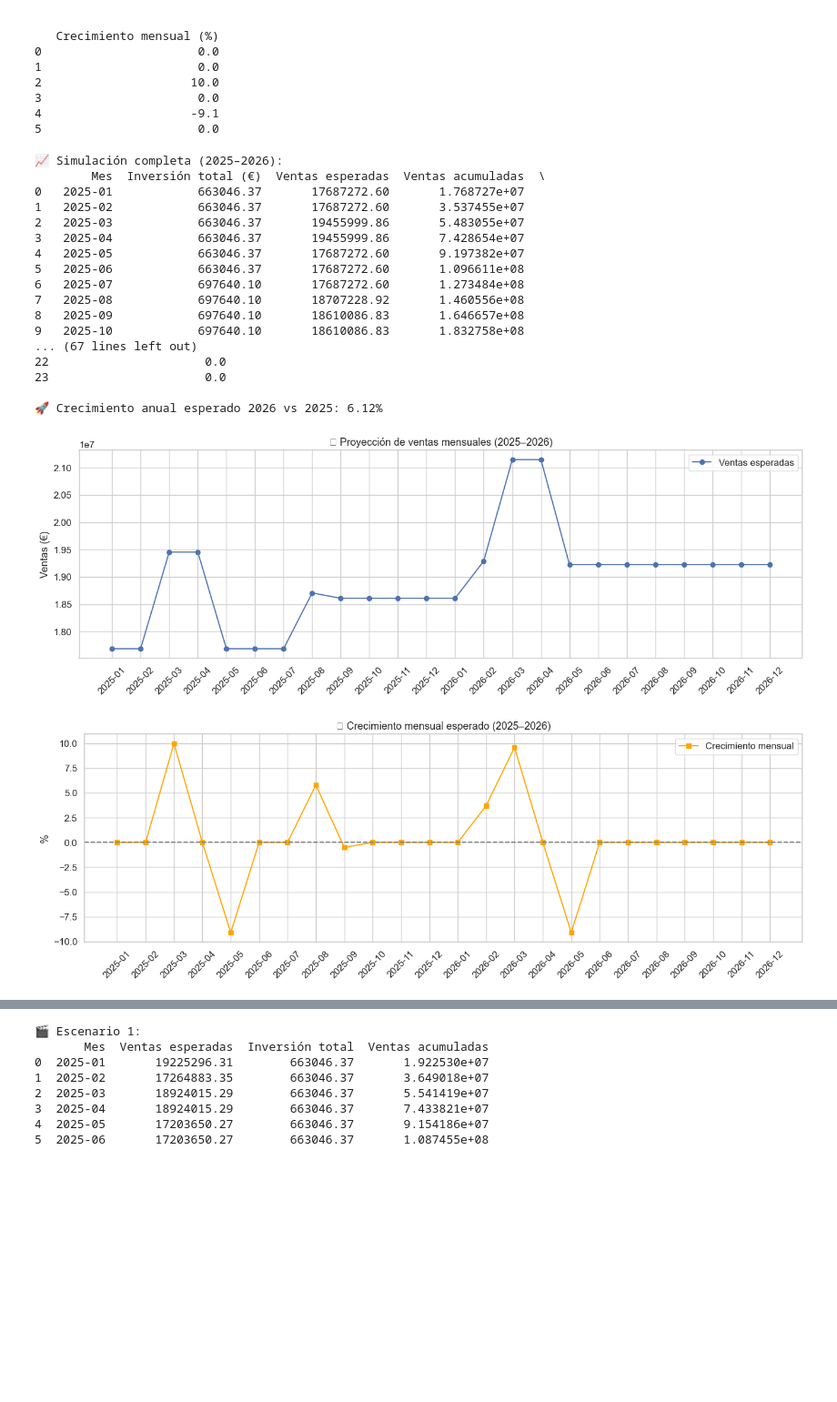
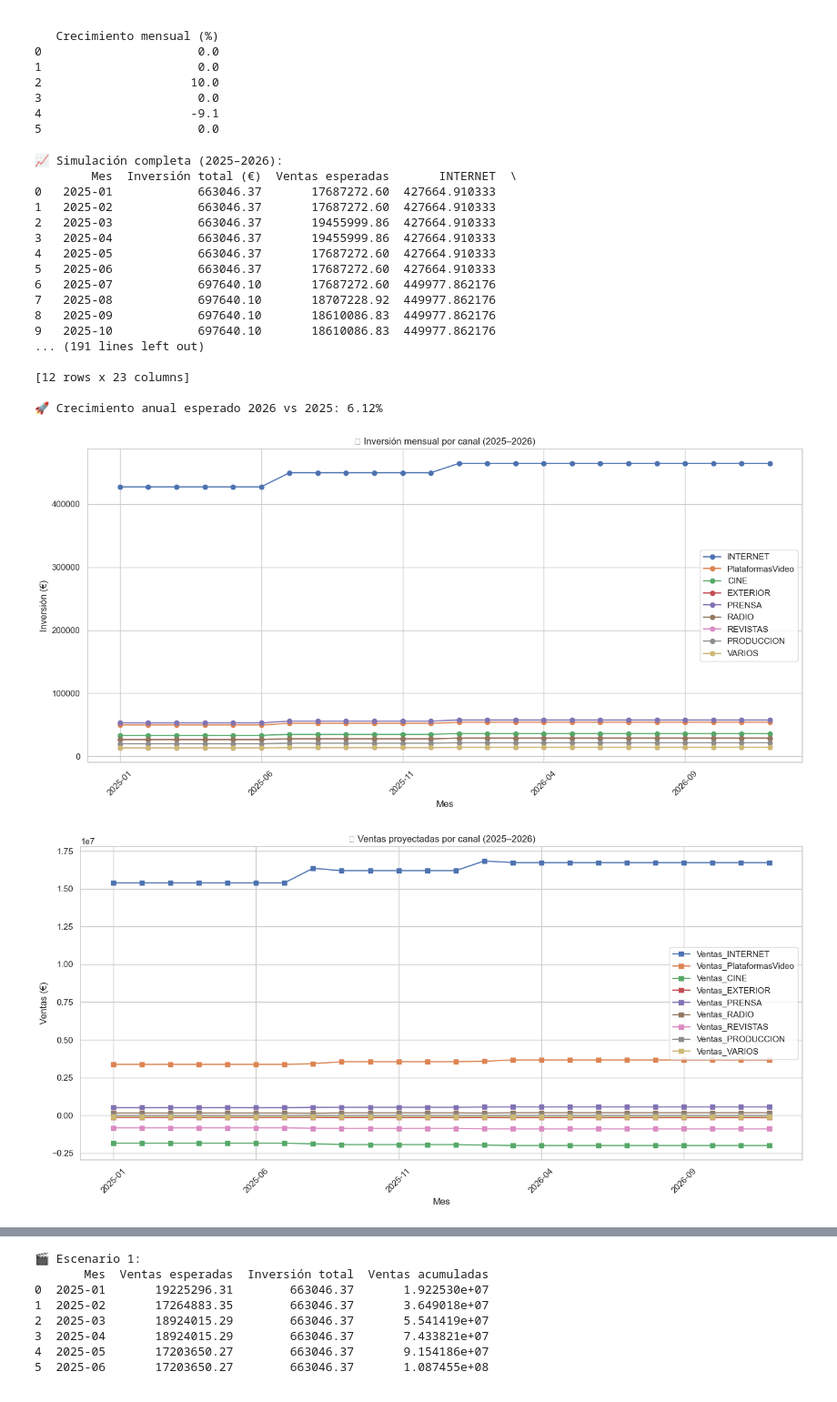
Before and after one commit to seerraa16/Caso02.-Modelo-de-Atribuci-n, a Jupyter notebook: Modelo_Atribucion.ipynb, the cells around one changed output, grey strips where cells are left out. Shown at 91% size. Cells and saved outputs as stored; diff of their text form; code cells hidden in the pictures; blank space fills up the shorter version.

```diff
--- a/Modelo_Atribucion.ipynb
+++ b/Modelo_Atribucion.ipynb
@@ -617,6 +617,7 @@ inv_lag2 = optimized_investment_series.copy()
 # Resultados
 results_full = []
 
+# Iteración sobre los meses
 for current_month in sim_months_full:
     year = current_month.year
     month_str = current_month.strftime('%Y-%m')
@@ -640,7 +641,7 @@ for current_month in sim_months_full:
         limites_por_canal
     )
 
-    # Proyección de ventas
+    # Proyección de ventas por canal
     sales_proj = 0
     for ch in channels:
         c1 = coef.get(f'{ch}_lag1', 0)
@@ -653,7 +654,9 @@ for current_month in sim_months_full:
     results_full.append({
         'Mes': month_str,
         'Inversión total (€)': round(optimized_investment_series.sum(), 2),
-        'Ventas esperadas': round(sales_proj, 2)
+        'Ventas esperadas': round(sales_proj, 2),
+        **{ch: optimized_investment_series[ch] for ch in channels},  # Inversión por canal
+        **{f'Ventas_{ch}': coef.get(f'{ch}_lag1', 0) * inv_lag1[ch] + coef.get(f'{ch}_lag2', 0) * inv_lag2[ch] for ch in channels}  # Ventas por canal
     })
 
     # Actualizar lags
@@ -669,58 +672,69 @@ df_results_full['Crecimiento mensual (%)'] = df_results_full['Ventas esperadas']
 
 # Mostrar todo
 print("\n📈 Simulación completa (2025–2026):")
 print(df_results_full)
 
 # Mostrar resultados de 2026
 print("\n📅 Resultados de 2026:")
 print(df_results_full[df_results_full['Mes'].str.startswith('2026')])
 
 # Mostrar crecimiento anual
 ventas_2025 = df_results_full[df_results_full['Mes'].str.startswith('2025')]['Ventas esperadas'].sum()
 ventas_2026 = df_results_full[df_results_full['Mes'].str.startswith('2026')]['Ventas esperadas'].sum()
 crecimiento_anual = ((ventas_2026 / ventas_2025) - 1) * 100
 print(f"\n🚀 Crecimiento anual esperado 2026 vs 2025: {crecimiento_anual:.2f}%")
 
 # ---------------------------------------
-# GRÁFICOS (opcional)
+# GRÁFICAS (desglosadas por canal)
 # ---------------------------------------
-plt.figure(figsize=(14, 5))
-plt.plot(df_results_full['Mes'], df_results_full['Ventas esperadas'], marker='o', label='Ventas esperadas')
+
+# 1️⃣ Inversión por canal a lo largo del tiempo
+df_results_full.set_index('Mes')[channels].plot(kind='line', figsize=(14, 7), marker='o')
+plt.title("📊 Inversión mensual por canal (2025–2026)")
+plt.ylabel("Inversión (€)")
 plt.xticks(rotation=45)
-plt.title('🔮 Proyección de ventas mensuales (2025–2026)')
-plt.ylabel('Ventas (€)')
-plt.legend()
 plt.grid(True)
 plt.tight_layout()
 plt.show()
 
-plt.figure(figsize=(14, 5))
-plt.plot(df_results_full['Mes'], df_results_full['Crecimiento mensual (%)'], marker='s', color='orange', label='Crecimiento mensual')
-plt.axhline(0, color='gray', linestyle='--')
+# 2️⃣ Ventas por canal a lo largo del tiempo
+df_results_full.set_index('Mes')[['Ventas_' + ch for ch in channels]].plot(kind='line', figsize=(14, 7), marker='s')
+plt.title("📊 Ventas proyectadas por canal (2025–2026)")
+plt.ylabel("Ventas (€)")
 plt.xticks(rotation=45)
-plt.title('📈 Crecimiento mensual esperado (2025–2026)')
-plt.ylabel('%')
-plt.legend()
 plt.grid(True)
 plt.tight_layout()
 plt.show()
+
+# 3️⃣ Crecimiento mensual por canal
+growth_by_channel = pd.DataFrame({
+    ch: df_results_full[f'Ventas_{ch}'].pct_change().fillna(0).round(3) * 100
+    for ch in channels
+})
+growth_by_channel.plot(kind='bar', figsize=(14, 7), stacked=False, width=0.8)
+plt.title("📈 Crecimiento mensual por canal (2025–2026)")
+plt.ylabel("Crecimiento (%)")
+plt.xticks(rotation=45)
+plt.grid(True)
+plt.tight_layout()
+plt.show()
 # %% [output]
 📈 Simulación completa (2025–2026):
-        Mes  Inversión total (€)  Ventas esperadas  Ventas acumuladas  \
-0   2025-01            663046.37       17687272.60       1.768727e+07
-1   2025-02            663046.37       17687272.60       3.537455e+07
-2   2025-03            663046.37       19455999.86       5.483055e+07
-3   2025-04            663046.37       19455999.86       7.428654e+07
-4   2025-05            663046.37       17687272.60       9.197382e+07
-5   2025-06            663046.37       17687272.60       1.096611e+08
-6   2025-07            697640.10       17687272.60       1.273484e+08
-7   2025-08            697640.10       18707228.92       1.460556e+08
-8   2025-09            697640.10       18610086.83       1.646657e+08
-9   2025-10            697640.10       18610086.83       1.832758e+08
-... (67 lines left out)
-22                      0.0
-23                      0.0
+        Mes  Inversión total (€)  Ventas esperadas       INTERNET  \
+0   2025-01            663046.37       17687272.60  427664.910333
+1   2025-02            663046.37       17687272.60  427664.910333
+2   2025-03            663046.37       19455999.86  427664.910333
+3   2025-04            663046.37       19455999.86  427664.910333
+4   2025-05            663046.37       17687272.60  427664.910333
+5   2025-06            663046.37       17687272.60  427664.910333
+6   2025-07            697640.10       17687272.60  449977.862176
+7   2025-08            697640.10       18707228.92  449977.862176
+8   2025-09            697640.10       18610086.83  449977.862176
+9   2025-10            697640.10       18610086.83  449977.862176
+... (191 lines left out)
+
+[12 rows x 23 columns]
 
 🚀 Crecimiento anual esperado 2026 vs 2025: 6.12%
-[figure, old version]
+[figure, new version]
-[figure, old version]
+[figure, new version]
```
Also changed, not shown: parts of 11 cells of this notebook.
